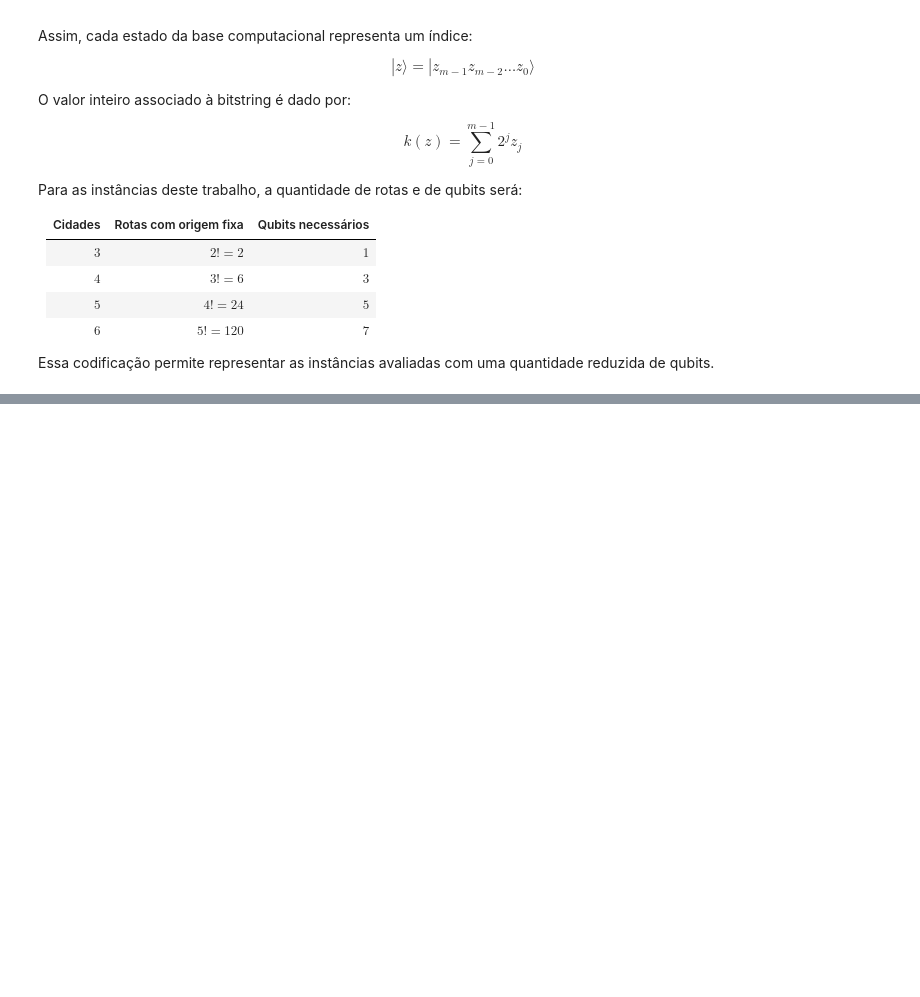
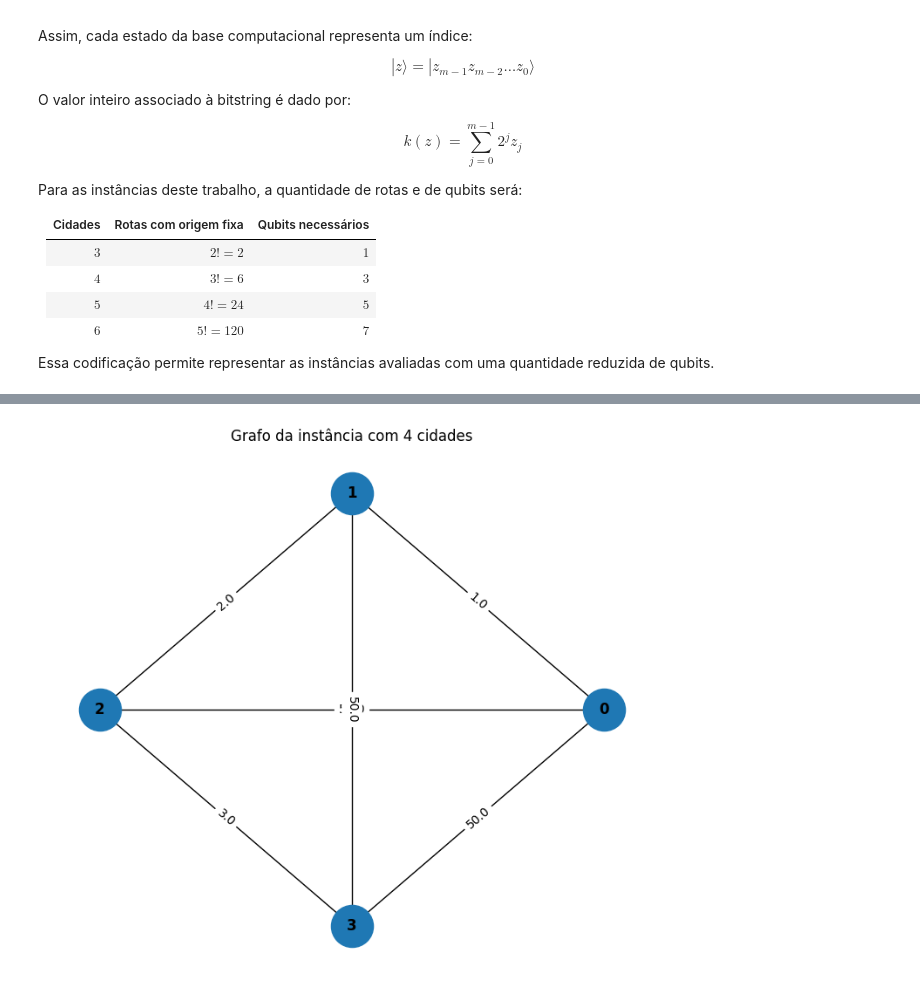
Before and after one commit to gadavidd/QAOA_TSP, a Jupyter notebook: QAOA_Caixeiro_Viajante.ipynb, the cells around one changed output, grey strips where cells are left out. Cells and saved outputs as stored; diff of their text form; code cells hidden in the pictures; blank space fills up the shorter version.

```diff
--- a/QAOA_Caixeiro_Viajante.ipynb
+++ b/QAOA_Caixeiro_Viajante.ipynb
@@ -791,0 +2267,36 @@ Essa codificação permite representar as instâncias avaliadas com uma quantida
+# %%
+#Representação do grafo
+grafo_4_cidades = nx.from_numpy_array(
+    matriz_4_cidades
+)
+
+posicoes_4_cidades = nx.circular_layout(
+    grafo_4_cidades
+)
+
+plt.figure(figsize=(7, 6))
+
+nx.draw(
+    grafo_4_cidades,
+    pos=posicoes_4_cidades,
+    with_labels=True,
+    node_size=1200,
+    font_weight="bold",
+)
+
+rotulos_arestas_4 = nx.get_edge_attributes(
+    grafo_4_cidades,
+    "weight",
+)
+
+nx.draw_networkx_edge_labels(
+    grafo_4_cidades,
+    pos=posicoes_4_cidades,
+    edge_labels=rotulos_arestas_4,
+)
+
+plt.title("Grafo da instância com 4 cidades")
+plt.axis("off")
+plt.show()
+# %% [output]
+[figure, added]
```
Also changed, not shown: parts of 108 cells of this notebook.
